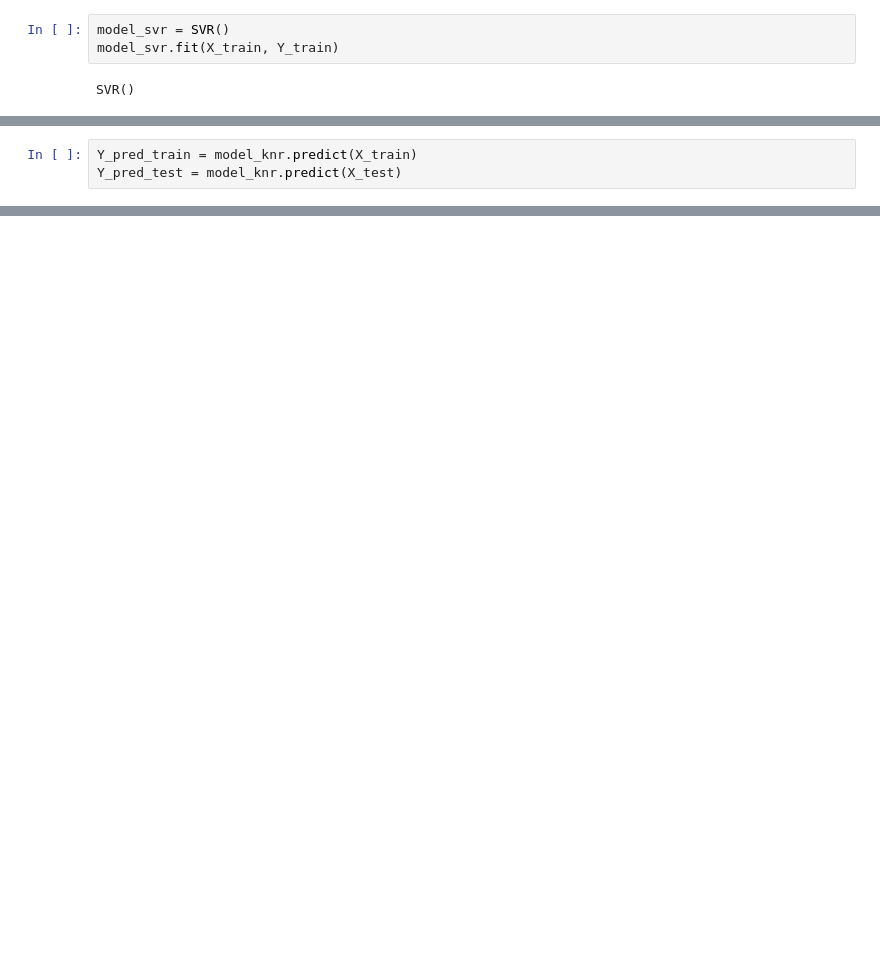
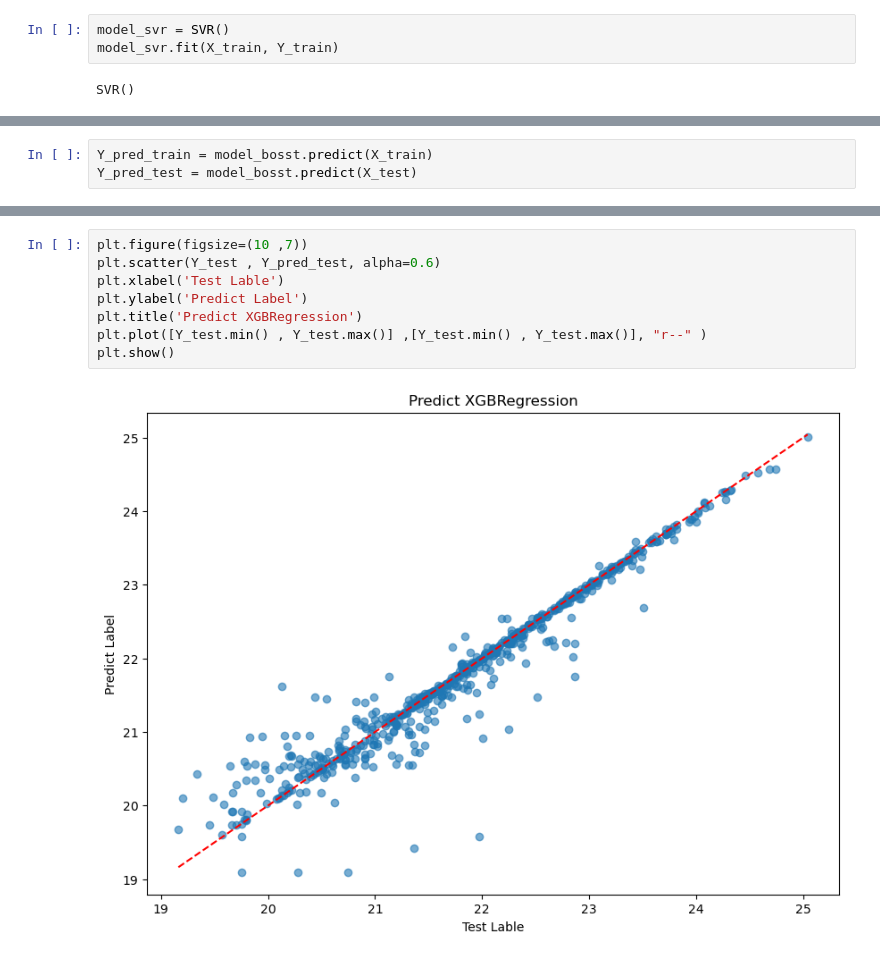
Before and after one commit to Reza18GG/huose_price_tehran, a Jupyter notebook: noteboook/my_lin_regression (5).ipynb, the cells around one changed output, grey strips where cells are left out. Drawn from its saved outputs; the diff is of its cells as text; blank space fills up the shorter version.

Commit message:
Add a Predict Plot In Project

```diff
--- a/noteboook/my_lin_regression (5).ipynb
+++ b/noteboook/my_lin_regression (5).ipynb
@@ -215,6 +217,6 @@ XGBRegressor(base_score=None, booster=None, callbacks=None,
 # %%
-Y_pred_train = model_knr.predict(X_train)
-Y_pred_test = model_knr.predict(X_test)
+Y_pred_train = model_bosst.predict(X_train)
+Y_pred_test = model_bosst.predict(X_test)
 # %%
 print(f"This Is a Mean Absolute ERROR Train: {mean_absolute_error(Y_train, Y_pred_train)}")
 print(f"This Is a Mean Absolute ERROR Test: {mean_absolute_error(Y_test, Y_pred_test)}")
@@ -235,0 +229,10 @@ This Is a R2 Test: 0.9340762384997019
+# %%
+plt.figure(figsize=(10 ,7))
+plt.scatter(Y_test , Y_pred_test, alpha=0.6)
+plt.xlabel('Test Lable')
+plt.ylabel('Predict Label')
+plt.title('Predict XGBRegression')
+plt.plot([Y_test.min() , Y_test.max()] ,[Y_test.min() , Y_test.max()], "r--" )
+plt.show()
+# %% [output]
+[figure, added]
```
Also changed, not shown: parts of 17 cells of this notebook, 1 other file.
